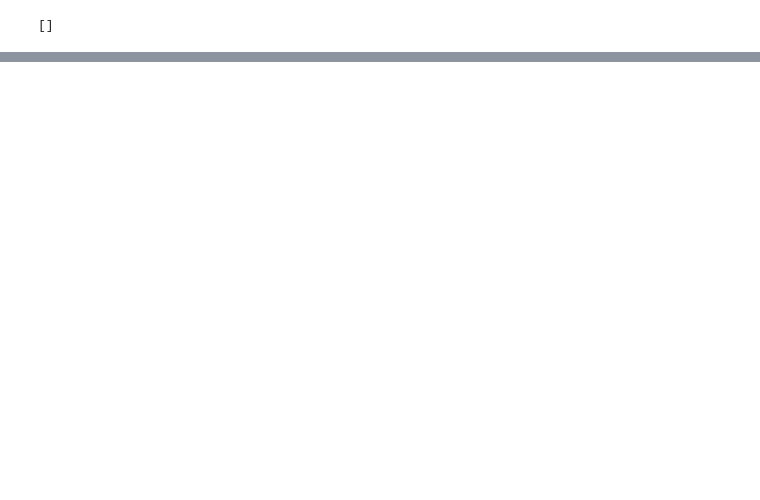
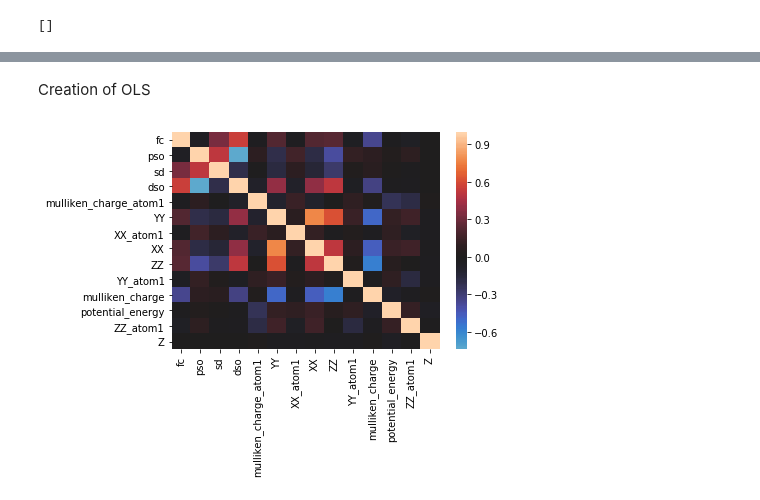
Before and after one commit to imamun93/Molecular_Properties, a Jupyter notebook: LinearRegression.ipynb, the cells around one changed output, grey strips where cells are left out. Saved outputs shown, nothing was run; the diff lists cells and outputs as text; code cells hidden in the pictures; blank space fills up the shorter version.

```diff
--- a/LinearRegression.ipynb
+++ b/LinearRegression.ipynb
@@ -176,0 +182,2 @@ plt.show()
+# %% [markdown]
+Creation of OLS
@@ -176,0 +190,4 @@ plt.show()
+# %%
+sns.heatmap(features.corr(), center=0);
+# %% [output]
+[figure, added]
```
Also changed, not shown: parts of 16 cells of this notebook.
